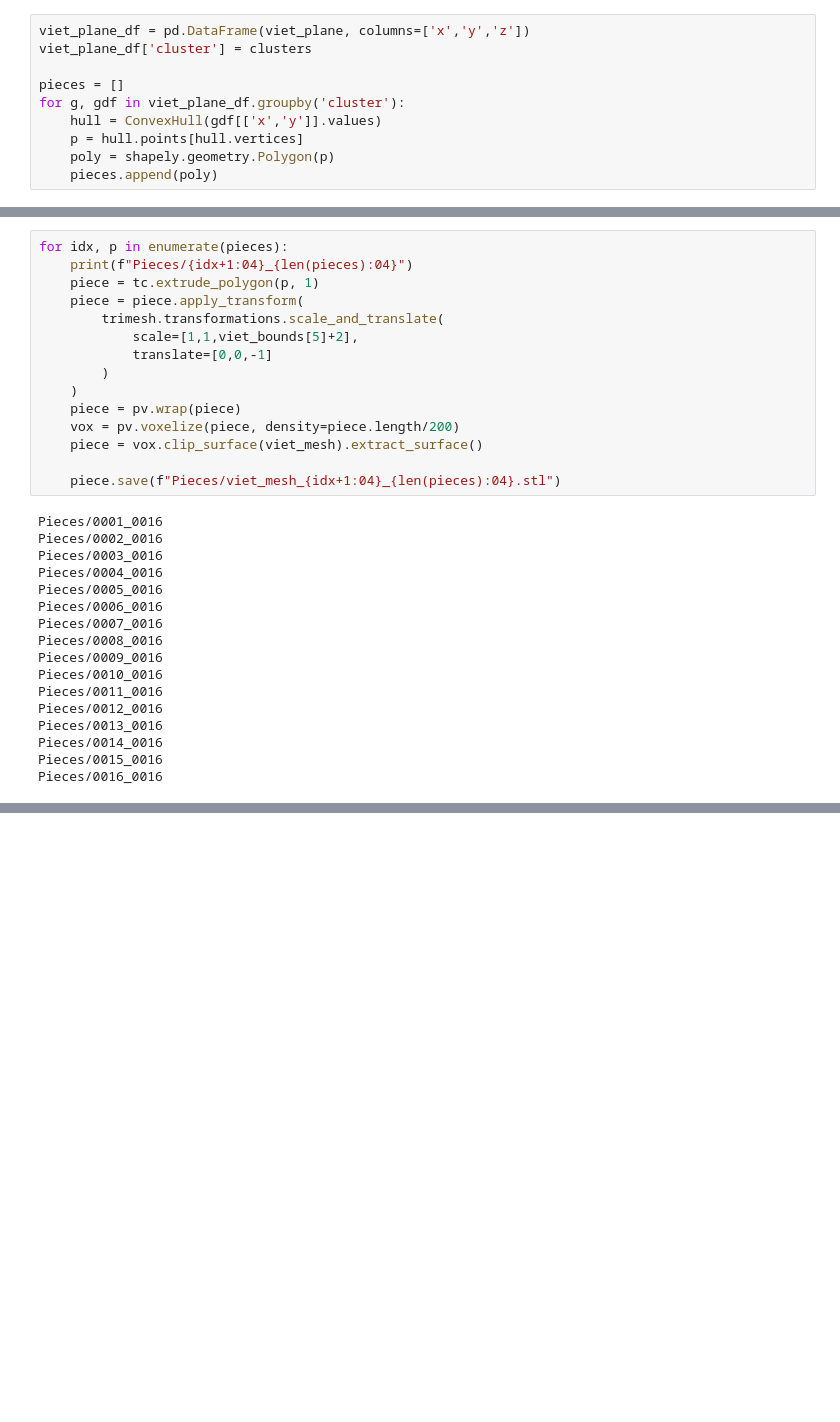
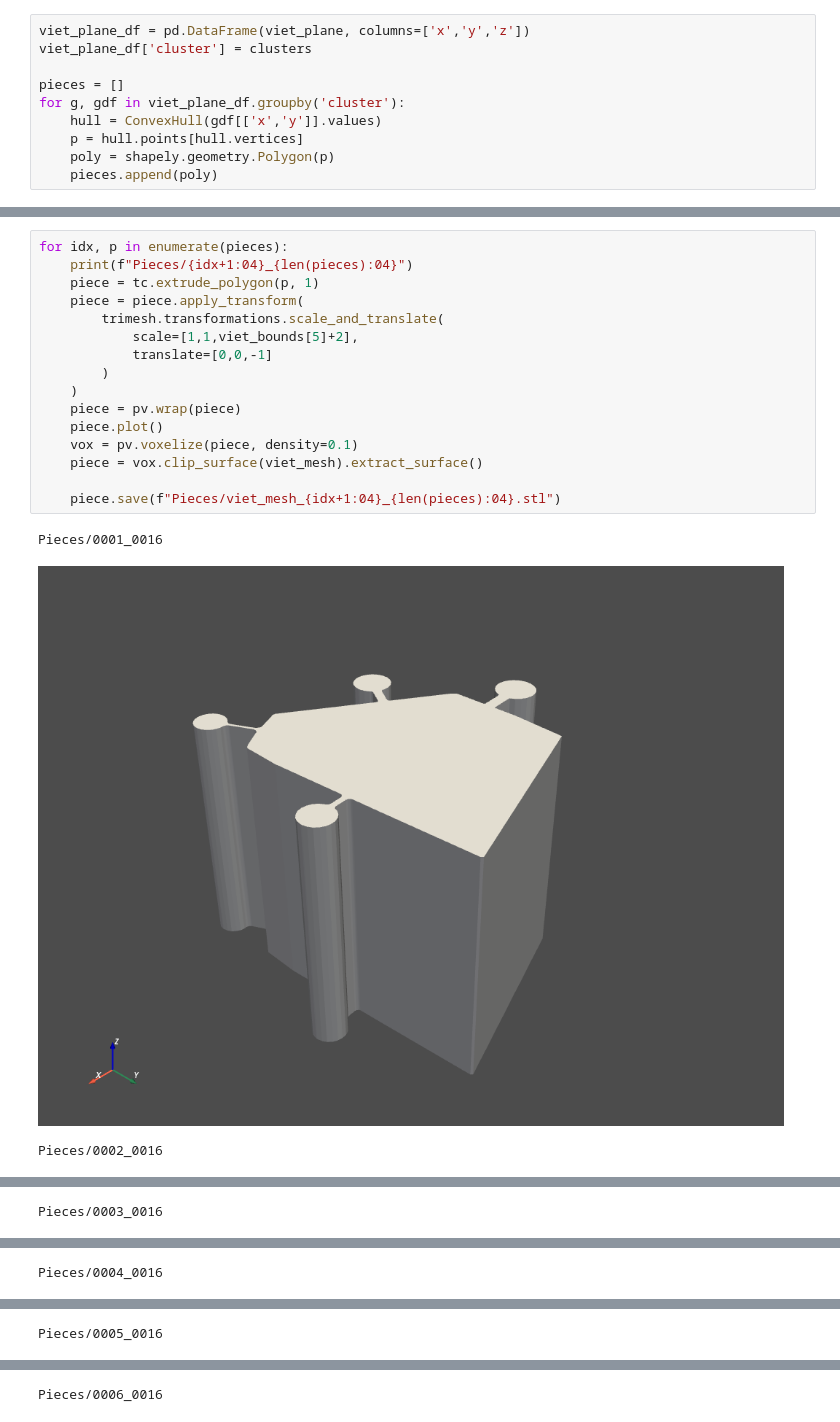
Before and after one commit to nickvazz/Puzzle3D, a Jupyter notebook: FinalPieces.ipynb, the cells around one changed output, grey strips where cells are left out. Saved outputs shown, nothing was run; the diff lists cells and outputs as text; blank space fills up the shorter version.

```diff
--- a/FinalPieces.ipynb
+++ b/FinalPieces.ipynb
@@ -79,32 +79,20 @@ plt.show()
 # %%
 for idx, p in enumerate(pieces):
     print(f"Pieces/{idx+1:04}_{len(pieces):04}")
     piece = tc.extrude_polygon(p, 1)
     piece = piece.apply_transform(
         trimesh.transformations.scale_and_translate(
             scale=[1,1,viet_bounds[5]+2],
             translate=[0,0,-1]
         )
     )
     piece = pv.wrap(piece)
-    vox = pv.voxelize(piece, density=piece.length/200)
+    piece.plot()
+    vox = pv.voxelize(piece, density=0.1)
     piece = vox.clip_surface(viet_mesh).extract_surface()
 
     piece.save(f"Pieces/viet_mesh_{idx+1:04}_{len(pieces):04}.stl")
 # %% [output]
 Pieces/0001_0016
-Pieces/0002_0016
-Pieces/0003_0016
-Pieces/0004_0016
-Pieces/0005_0016
-Pieces/0006_0016
-Pieces/0007_0016
-Pieces/0008_0016
-Pieces/0009_0016
-Pieces/0010_0016
-Pieces/0011_0016
-Pieces/0012_0016
-Pieces/0013_0016
-Pieces/0014_0016
-Pieces/0015_0016
-Pieces/0016_0016
+[figure, added]
+Pieces/0002_0016
@@ -110,0 +100 @@ Pieces/0016_0016
+Pieces/0003_0016
@@ -110,0 +102 @@ Pieces/0016_0016
+Pieces/0004_0016
@@ -110,0 +104 @@ Pieces/0016_0016
+Pieces/0005_0016
@@ -110,0 +106 @@ Pieces/0016_0016
+Pieces/0006_0016
```
Also changed, not shown: parts of 4 cells of this notebook, 16 other files.
